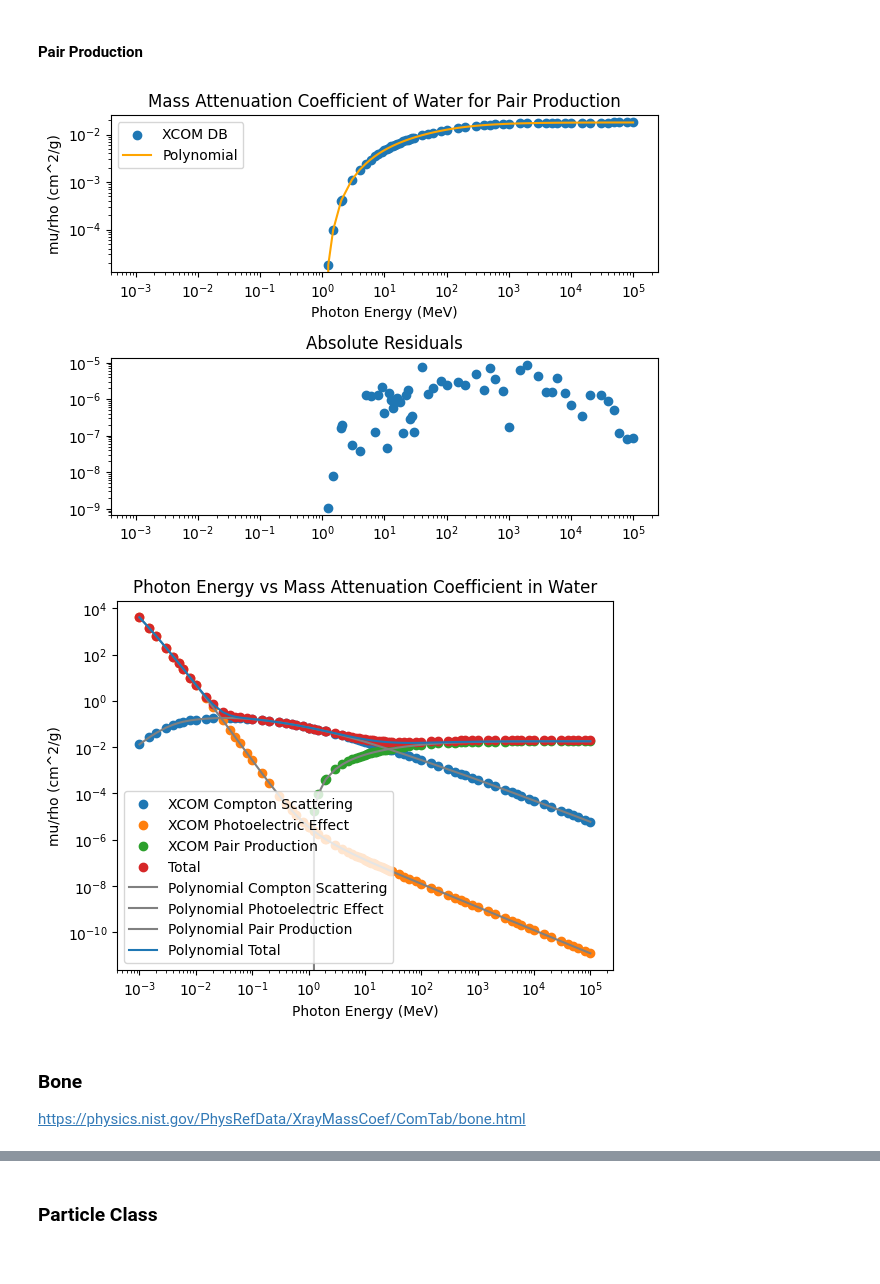
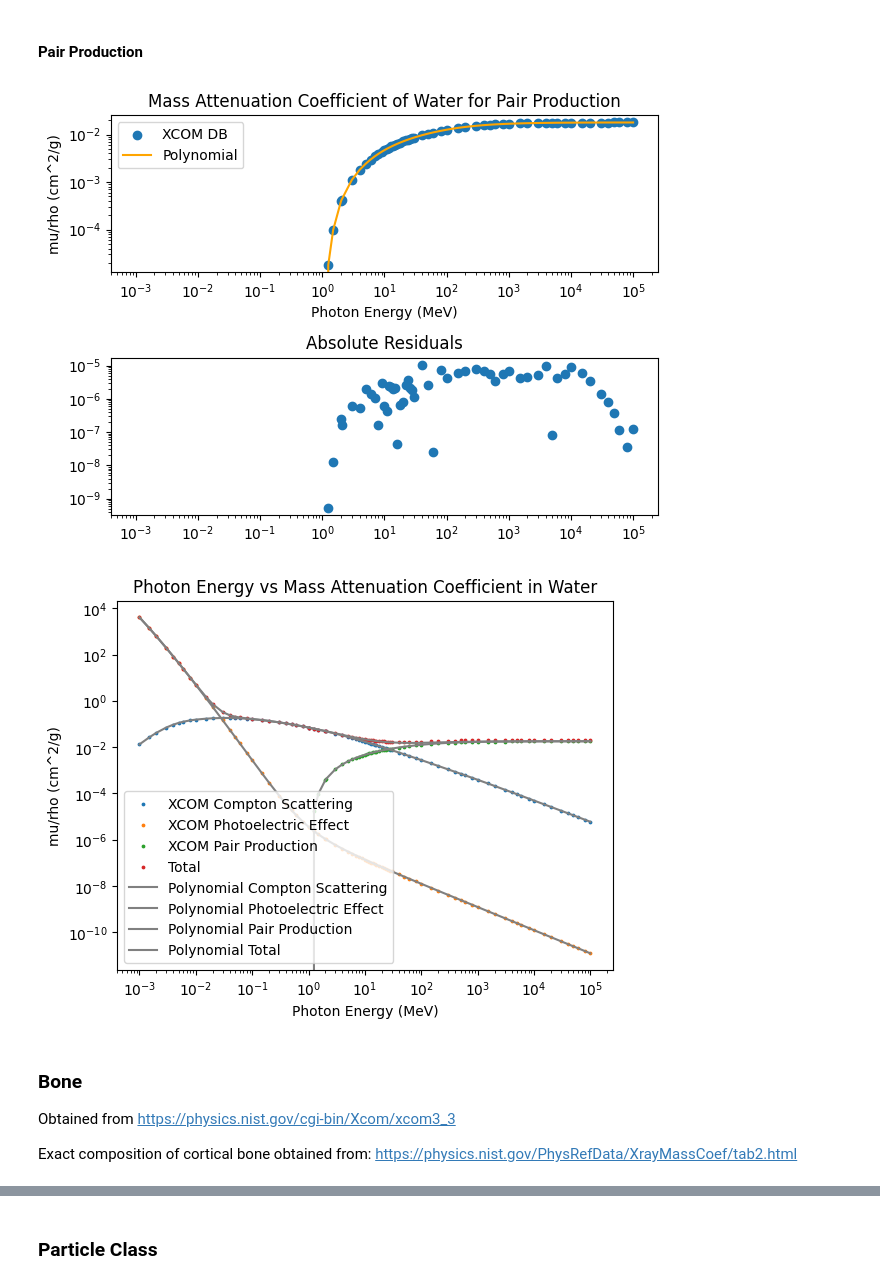
Before and after one commit to mikatan/xray-monte-carlo, a Jupyter notebook: main.ipynb, the cells around one changed output, grey strips where cells are left out. Saved outputs shown, nothing was run; the diff lists cells and outputs as text; code cells hidden in the pictures.

```diff
--- a/main.ipynb
+++ b/main.ipynb
@@ -130,7 +130,7 @@ plt.yscale('log')
 # %%
 log_energy = np.log10(photon_energy)
 log_attenuation = np.log10(compton)
-waterCompCoe = np.polyfit(log_energy, log_attenuation, 100)
+waterCompCoe = np.polyfit(log_energy, log_attenuation, 50)
 
 def waterCompAtte(energy):
     attenuation = 10 ** np.polyval(waterCompCoe, np.log10(energy))
@@ -163,7 +163,7 @@ fig.tight_layout()
 # %%
 log_energy = np.log10(photon_energy)
 log_attenuation = np.log10(pe)
-waterPeCoe = np.polyfit(log_energy, log_attenuation, 100)
+waterPeCoe = np.polyfit(log_energy, log_attenuation, 50)
 
 def waterPeAtte(energy):
     attenuation = 10 ** np.polyval(waterPeCoe, np.log10(energy))
@@ -198,7 +198,7 @@ positive = pairprod > 0
 
 log_energy = np.log10(photon_energy[positive])
 log_attenuation = np.log10(pairprod[positive])
-waterPairProdCoe = np.polyfit(log_energy, log_attenuation, 100)
+waterPairProdCoe = np.polyfit(log_energy, log_attenuation, 50)
 
 def waterPairProdAtte(energy):
     if isinstance(energy, (int, float)):
@@ -231,27 +231,29 @@ ax[1].set_title("Absolute Residuals")
 
 fig.tight_layout()
 # %% [output]
-[figure, old version]
+[figure, new version]
 # %%
-plt.scatter(photon_energy, compton, label = "XCOM Compton Scattering")
-plt.scatter(photon_energy, pe, label = "XCOM Photoelectric Effect")
-plt.scatter(photon_energy, pairprod, label = "XCOM Pair Production")
-plt.scatter(photon_energy, total, label = "Total")
+plt.scatter(photon_energy, compton, label = "XCOM Compton Scattering", s = 3)
+plt.scatter(photon_energy, pe, label = "XCOM Photoelectric Effect", s = 3)
+plt.scatter(photon_energy, pairprod, label = "XCOM Pair Production", s = 3)
+plt.scatter(photon_energy, total, label = "Total", s = 3)
 
 plt.plot(photon_energy, waterCompAtte(photon_energy), label = "Polynomial Compton Scattering", color = 'gray')
 plt.plot(photon_energy, waterPeAtte(photon_energy), label = "Polynomial Photoelectric Effect", color = 'gray')
 plt.plot(photon_energy, waterPairProdAtte(photon_energy), label = "Polynomial Pair Production", color = 'gray')
 plt.plot(photon_energy, waterCompAtte(photon_energy) + waterPeAtte(photon_energy) + waterPairProdAtte(photon_energy), label = "Polynomial Total", color = 'gray')
 
 plt.title("Photon Energy vs Mass Attenuation Coefficient in Water")
 plt.xlabel("Photon Energy (MeV)")
 plt.ylabel("mu/rho (cm^2/g)")
 plt.legend()
 plt.xscale('log')
 plt.yscale('log')
 # %% [output]
-[figure, old version]
+[figure, new version]
 # %% [markdown]
 ### Bone
-https://physics.nist.gov/PhysRefData/XrayMassCoef/ComTab/bone.html
+Obtained from https://physics.nist.gov/cgi-bin/Xcom/xcom3_3
+
+Exact composition of cortical bone obtained from: https://physics.nist.gov/PhysRefData/XrayMassCoef/tab2.html
 # %%
```
Also changed, not shown: parts of 18 cells of this notebook, 1 other file.
